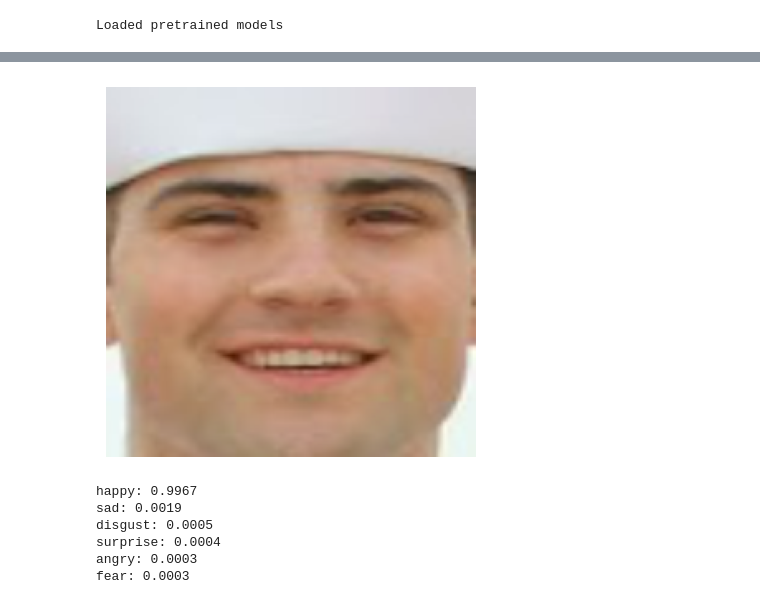
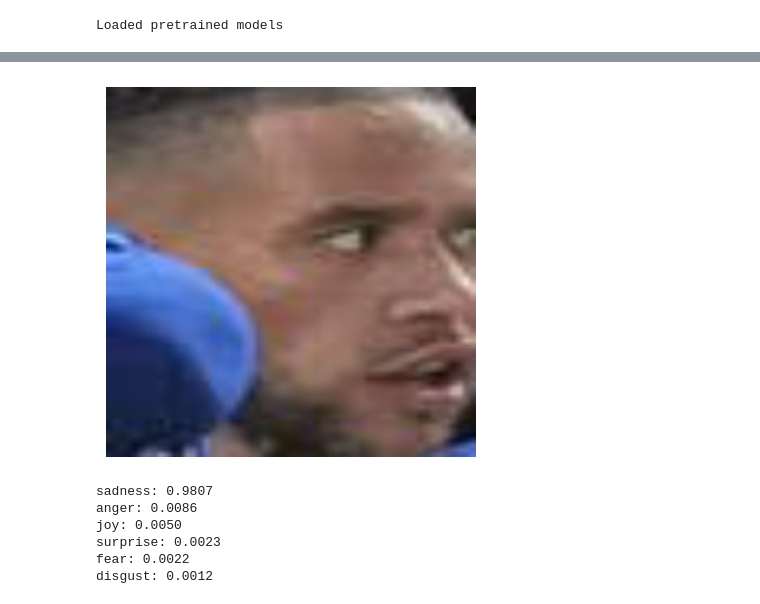
Before and after one commit to jarnedemoenvub/nsai_social_cognition, a Jupyter notebook: code/notebooks/nsai3.ipynb, the cells around one changed output, grey strips where cells are left out. Saved outputs shown, nothing was run; the diff lists cells and outputs as text; code cells hidden in the pictures.

```diff
--- a/code/notebooks/nsai3.ipynb
+++ b/code/notebooks/nsai3.ipynb
@@ -835,13 +839,15 @@ TruncatedSceneModel(
+# %%
+random_idx = 2
 # %%
-test_query_face(np.random.randint(0, len(df_train)), "train", np.random.randint(1,3))
+test_query_face(random_idx, "train", np.random.randint(0,3))
 # %% [output]
-[figure, old version]
+[figure, new version]
-happy: 0.9967
-sad: 0.0019
-disgust: 0.0005
-surprise: 0.0004
-angry: 0.0003
-fear: 0.0003
+sadness: 0.9807
+anger: 0.0086
+joy: 0.0050
+surprise: 0.0023
+fear: 0.0022
+disgust: 0.0012
 # %%
 def test_query_scene(i, sceneds, subset):
     print("Scene index:", i)
```
Also changed, not shown: parts of 10 cells of this notebook, 1 other file.
